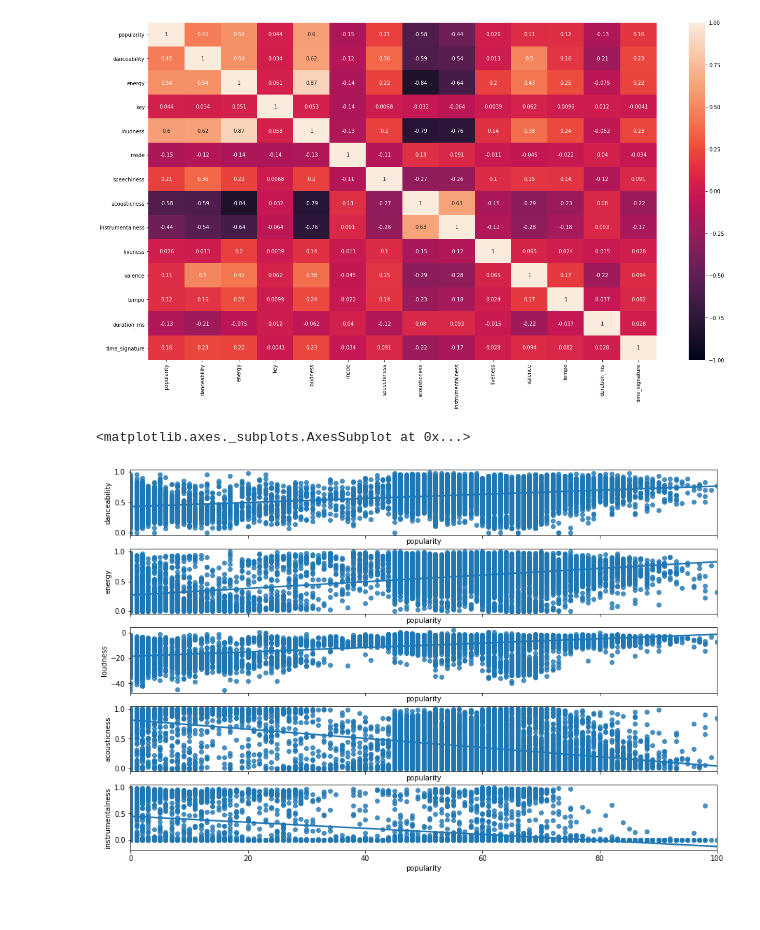
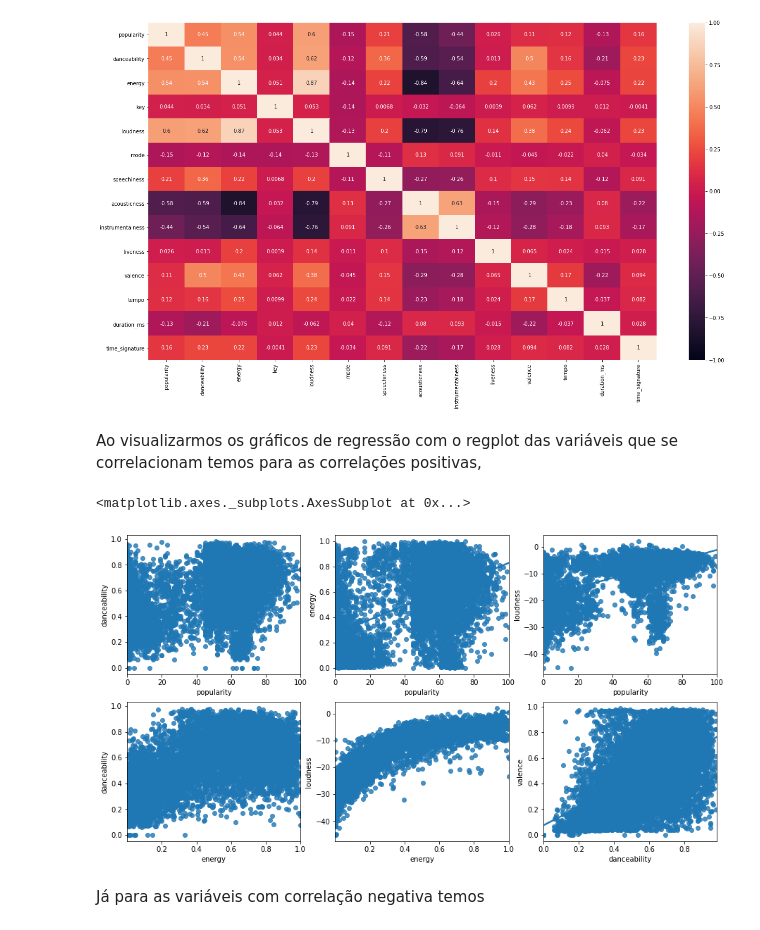
Before and after one commit to guimaraaes/data-science, a Jupyter notebook: kmeans_spotify_data_with_audio_features.ipynb, the cells around one changed output. Cells and saved outputs as stored; diff of their text form; code cells hidden in the pictures.

```diff
--- a/kmeans_spotify_data_with_audio_features.ipynb
+++ b/kmeans_spotify_data_with_audio_features.ipynb
@@ -88,3 +121,3 @@ data_brazil
 # %%
-data_world.drop(data_world.columns[[0, 3]], axis=1, inplace=True)
-data_brazil.drop(data_brazil.columns[[0, 3]], axis=1, inplace=True)
+data_world.drop(data_world.columns[[0, 3, -2]], axis=1, inplace=True)
+data_brazil.drop(data_brazil.columns[[0, 3, -2]], axis=1, inplace=True)
@@ -194,16 +270,21 @@ plt.figure(figsize=(22,12))
 fig = sns.heatmap(data_world.corr(), vmax=1, vmin=-1, annot=True)
 # %% [output]
 [figure]
+# %% [markdown]
+Ao visualizarmos os gráficos de regressão com o regplot das variáveis que se correlacionam temos para as correlações positivas,
 # %%
-fig, axes = plt.subplots(5, sharex=True, figsize=(15,10))
+fig, axes = plt.subplots(2,3, figsize=(15,8))
 
-sns.regplot(x=data_brazil['popularity'], y=data_brazil['danceability'], ax=axes[0])
-sns.regplot(x=data_brazil['popularity'], y=data_brazil['energy'], ax=axes[1])
-sns.regplot(x=data_brazil['popularity'], y=data_brazil['loudness'], ax=axes[2])
+sns.regplot(x=data_brazil['popularity'], y=data_brazil['danceability'], ax=axes[0,0])
+sns.regplot(x=data_brazil['popularity'], y=data_brazil['energy'], ax=axes[0,1])
+sns.regplot(x=data_brazil['popularity'], y=data_brazil['loudness'], ax=axes[0,2])
 
-sns.regplot(x=data_brazil['popularity'], y=data_brazil['acousticness'], ax=axes[3])
-sns.regplot(x=data_brazil['popularity'], y=data_brazil['instrumentalness'], ax=axes[4])
+sns.regplot(x=data_brazil['energy'], y=data_brazil['danceability'], ax=axes[1,0])
+sns.regplot(x=data_brazil['energy'], y=data_brazil['loudness'], ax=axes[1,1])
+sns.regplot(x=data_brazil['danceability'], y=data_brazil['valence'], ax=axes[1,2])
 # %% [output]
 <matplotlib.axes._subplots.AxesSubplot at 0x...>
-[figure, old version]
+[figure, new version]
+# %% [markdown]
+Já para as variáveis com correlação negativa temos
 # %%
```
Also changed, not shown: parts of 60 cells of this notebook.
